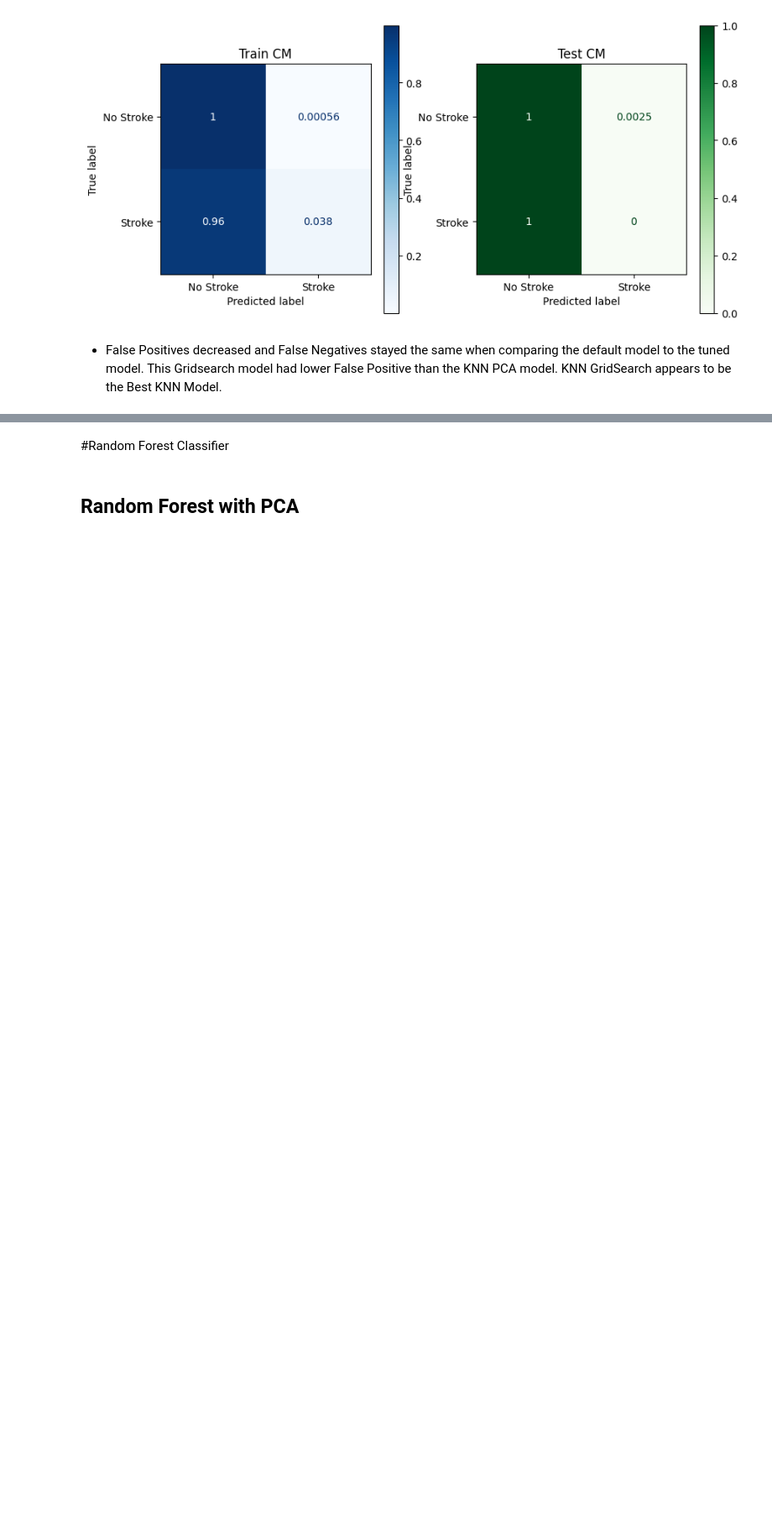
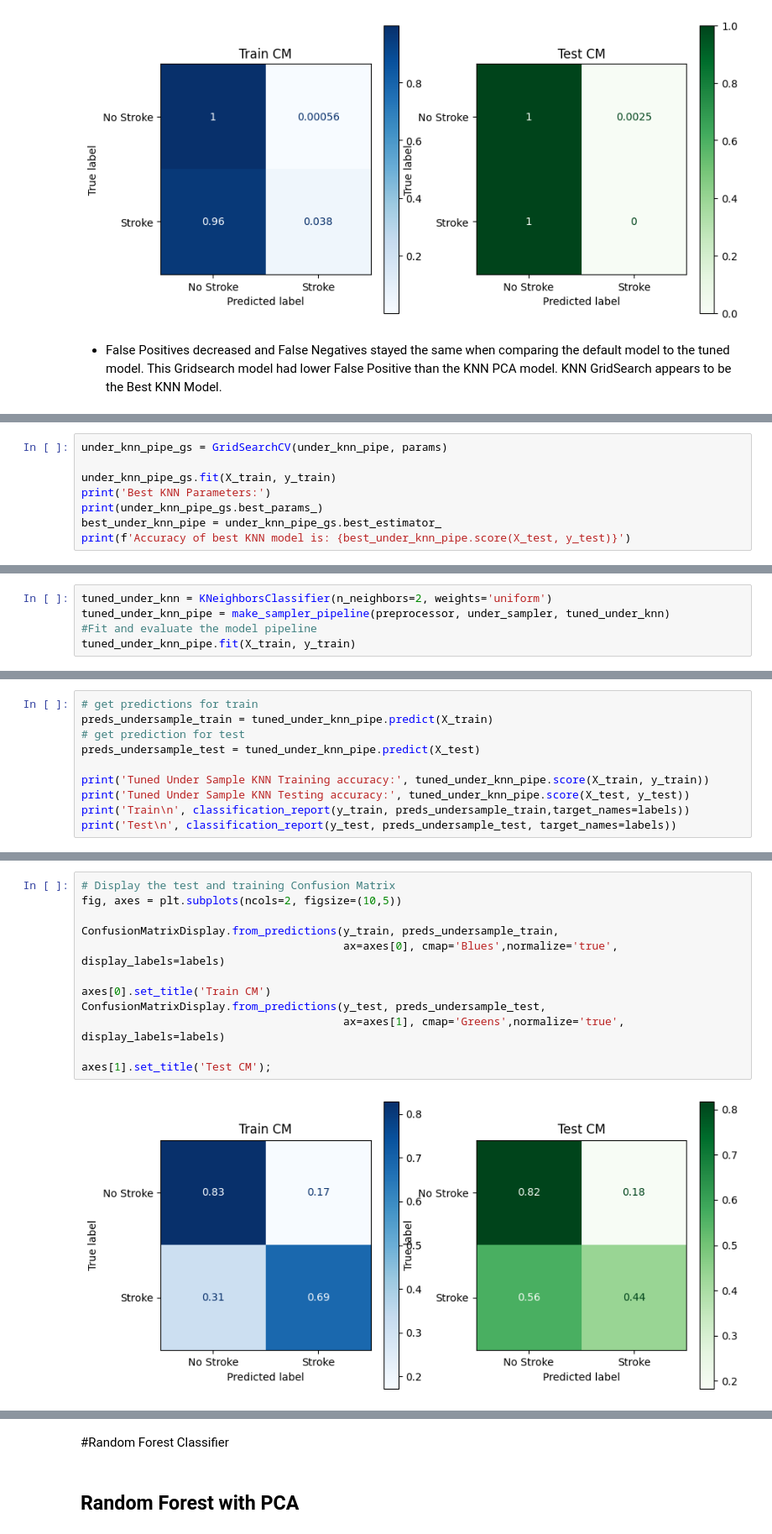
Before and after one commit to Mhoover41/Stroke-Prediction, a Jupyter notebook: Stroke_Prediction_Project_2_Melissa_Hoover.ipynb, the cells around one changed output, grey strips where cells are left out. Shown at 84% size. Drawn from its saved outputs; the diff is of its cells as text; blank space fills up the shorter version.

```diff
--- a/Stroke_Prediction_Project_2_Melissa_Hoover.ipynb
+++ b/Stroke_Prediction_Project_2_Melissa_Hoover.ipynb
@@ -1637,0 +1697,8 @@ axes[1].set_title('Test CM');
+# %%
+under_knn_pipe_gs = GridSearchCV(under_knn_pipe, params)
+
+under_knn_pipe_gs.fit(X_train, y_train)
+print('Best KNN Parameters:')
+print(under_knn_pipe_gs.best_params_)
+best_under_knn_pipe = under_knn_pipe_gs.best_estimator_
+print(f'Accuracy of best KNN model is: {best_under_knn_pipe.score(X_test, y_test)}')
@@ -1637,0 +1709,5 @@ axes[1].set_title('Test CM');
+# %%
+tuned_under_knn = KNeighborsClassifier(n_neighbors=2, weights='uniform')
+tuned_under_knn_pipe = make_sampler_pipeline(preprocessor, under_sampler, tuned_under_knn)
+#Fit and evaluate the model pipeline
+tuned_under_knn_pipe.fit(X_train, y_train)
@@ -1637,0 +1730,10 @@ axes[1].set_title('Test CM');
+# %%
+# get predictions for train
+preds_undersample_train = tuned_under_knn_pipe.predict(X_train)
+# get prediction for test
+preds_undersample_test = tuned_under_knn_pipe.predict(X_test)
+
+print('Tuned Under Sample KNN Training accuracy:', tuned_under_knn_pipe.score(X_train, y_train))
+print('Tuned Under Sample KNN Testing accuracy:', tuned_under_knn_pipe.score(X_test, y_test))
+print('Train\n', classification_report(y_train, preds_undersample_train,target_names=labels))
+print('Test\n', classification_report(y_test, preds_undersample_test, target_names=labels))
@@ -1637,0 +1758,14 @@ axes[1].set_title('Test CM');
+# %%
+# Display the test and training Confusion Matrix
+fig, axes = plt.subplots(ncols=2, figsize=(10,5))
+
+ConfusionMatrixDisplay.from_predictions(y_train, preds_undersample_train,
+                                        ax=axes[0], cmap='Blues',normalize='true', display_labels=labels)
+
+axes[0].set_title('Train CM')
+ConfusionMatrixDisplay.from_predictions(y_test, preds_undersample_test,
+                                        ax=axes[1], cmap='Greens',normalize='true', display_labels=labels)
+
+axes[1].set_title('Test CM');
+# %% [output]
+[figure, added]
```
Also changed, not shown: parts of 101 cells of this notebook.
